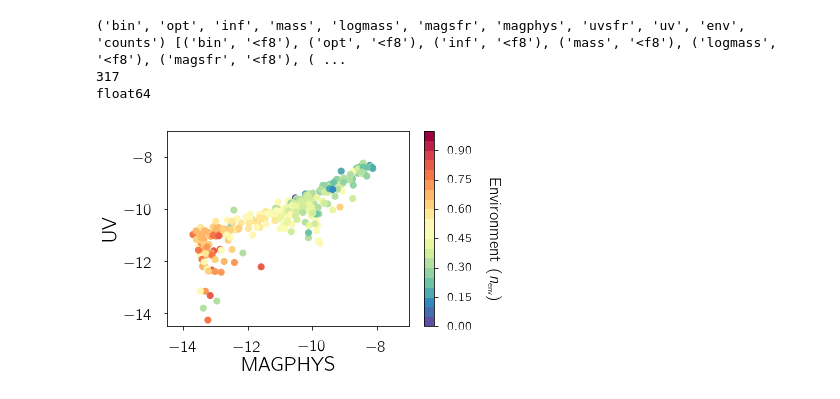
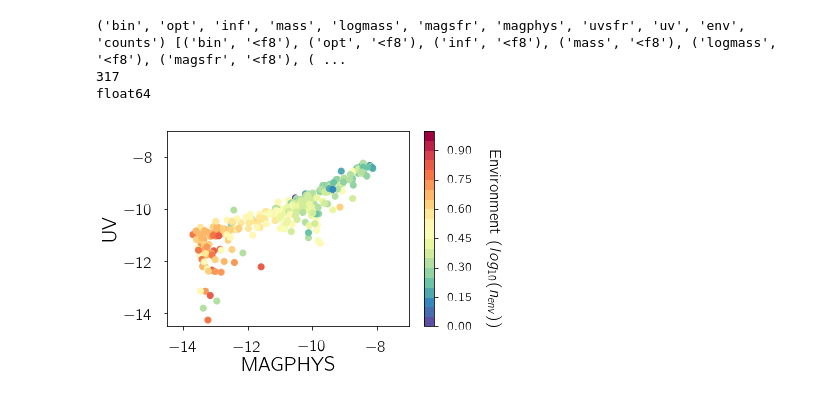
Before and after one commit to nityamd/SSFR_Env, a Jupyter notebook: notebooks/Plots_for_paper.ipynb, the cells around one changed output. Saved outputs shown, nothing was run; the diff lists cells and outputs as text; code cells hidden in the pictures.

```diff
--- a/notebooks/Plots_for_paper.ipynb
+++ b/notebooks/Plots_for_paper.ipynb
@@ -1,5 +1,4 @@
 # %%
-%matplotlib inline
 import numpy as np
 import pyfits
 import math
@@ -13,7 +12,10 @@ import pickle
 import os
 import astropy as ap
 from astropy.cosmology import WMAP7
-from pylab import *
+from scipy import interpolate
+import corner
+import matplotlib.patheffects as patheffects
+from matplotlib import rcParams
 from matplotlib.path import Path
 import matplotlib.patches as patches
 import matplotlib as mpl
@@ -24,7 +26,7 @@ from __future__ import unicode_literals
 rcParams["font.family"] = "sans-serif"
 rcParams["font.sans-serif"] = ["Computer Modern Sans"]
 rcParams["text.usetex"] = True
-#rcParams["text.latex.preamble"] = r"\usepackage{cmbright}"
+rcParams["text.latex.preamble"] = r"\usepackage{cmbright}"
 
 rcParams['xtick.major.pad']='10'
 rcParams['ytick.major.pad']='10'
@@ -41,9 +43,6 @@ rcParams['ytick.labelsize'] = 16
 rcParams['legend.fontsize'] = 16
 rcParams['figure.titlesize'] = 1
 
-
-
-
 os.chdir('/Users/nitya/Work/Data/Project1/measurements')
 from scipy import interpolate
 
@@ -70,35 +69,35 @@ fig = plt.figure(figsize =(6,4))
 ax = fig.add_subplot(111)
 x = [-15.0, -12.0, -7.0]
 y = [-15.0, -12.0, -7.0]
 
 m = 0.7
 c = 2.6
 
 y2 = [m*x[i] - c for i in range(len(x))]
 bounds1 = np.linspace(0, 1.0, 21)
 norm1 = colors.BoundaryNorm(boundaries=bounds1, ncolors=256)
 
 cs0 = ax.scatter(d['magphys'],d['uv'], c = np.log10(d['env']), cmap = plt.cm.Spectral_r, norm = norm1)
 ax.set_xlabel('MAGPHYS', fontsize = 20)
 ax.set_ylabel('UV', fontsize = 20)
 # ax.plot(x,y, color = 'k',alpha=0.6, linestyle = '--')
 # ax.plot(x,y2, color = 'k',alpha=0.6, linestyle = '--')
 ax.set_xlim(-14.5,-7.0)
 ax.set_ylim(-14.5,-7.0)
 ax.xaxis.set_ticks([-14.0,-12.0,-10.0,-8.0])
 ax.yaxis.set_ticks([-14.0,-12.0,-10.0,-8.0])
 #plt.title('Environment')
-fig.text(0.95, 0.5, r'Environment ($n_{\hbox{\footnotesize{env}}$)',ha='center', va='center', rotation=270,fontsize = 16)
+fig.text(0.95, 0.5, r'Environment ($log_{10}(n_{env})$)',ha='center', va='center', rotation=270,fontsize = 16)
 cbar = fig.colorbar(cs0)
 cbar.ax.tick_params(labelsize=13)
 plt.gcf().subplots_adjust(bottom = 0.2)
 plt.gcf().subplots_adjust(left = 0.2)
 #plt.gcf().subplots_adjust(bottom = 0.2)
 #plt.colorbar(cs0)
 plt.savefig('env_plot.pdf')
 plt.show()
 # %% [output]
-[figure, old version]
+[figure, new version]
 # %%
 #Let's make a panel plot brah
 
```
Also changed, not shown: parts of 1 cell of this notebook, 12 other files.
